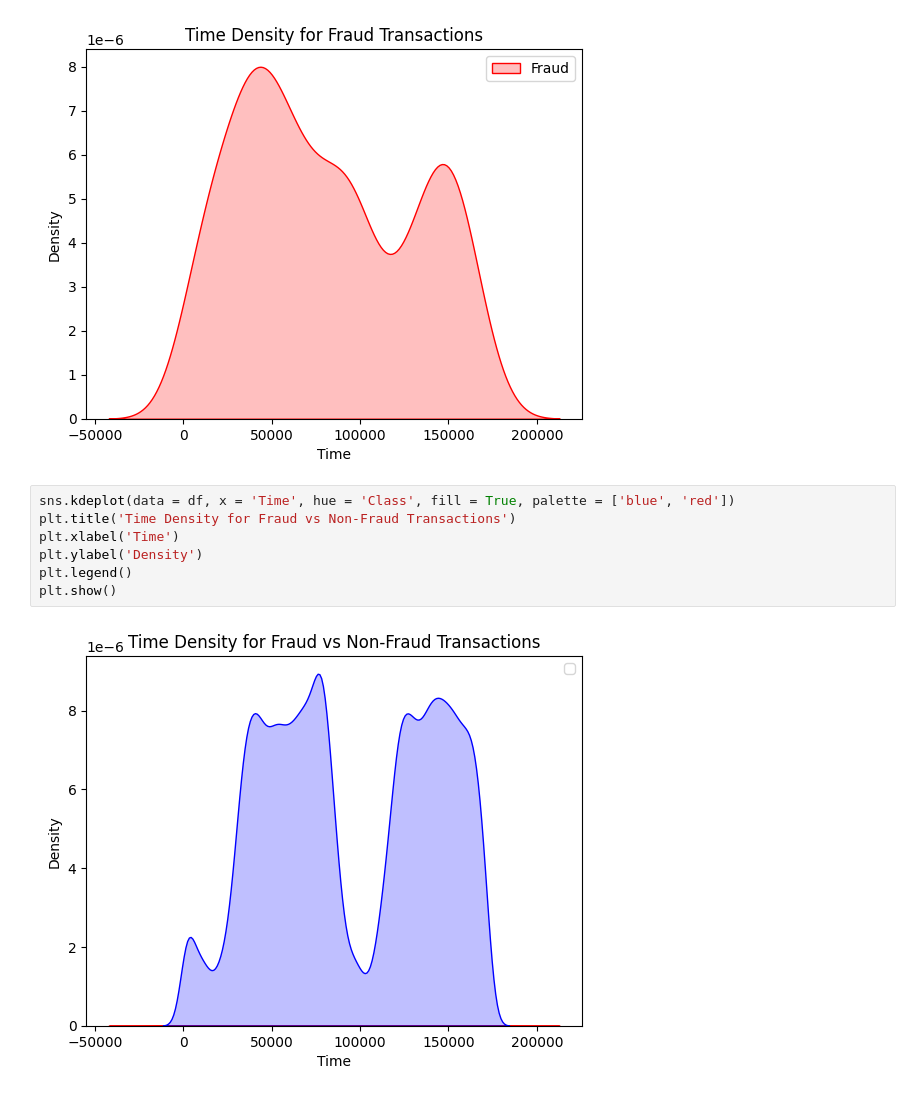
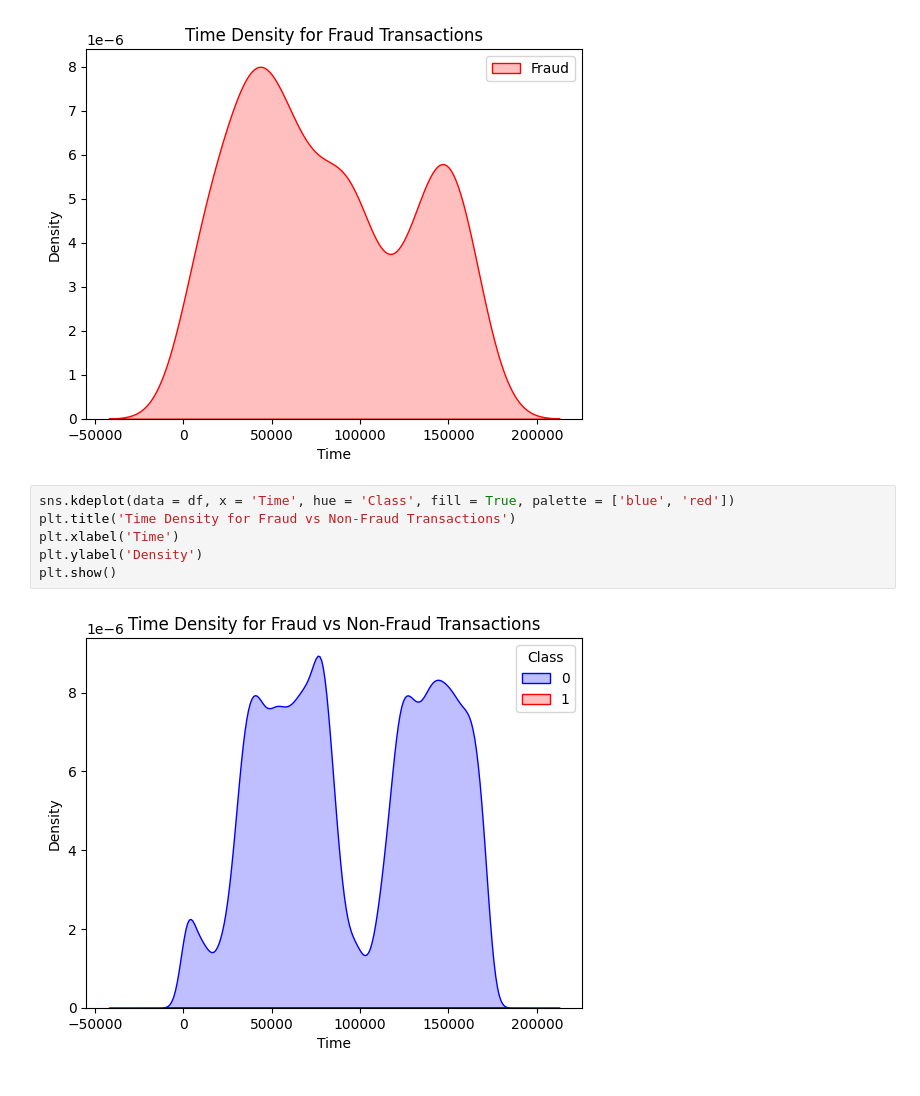
Before and after one commit to ProfessionalSalmon/Fraud_Detection_Logistic_Model, a Jupyter notebook: fraud.ipynb, the cells around one changed output. Drawn from its saved outputs; the diff is of its cells as text.

```diff
--- a/fraud.ipynb
+++ b/fraud.ipynb
@@ -258,9 +318,8 @@ plt.show()
 # %%
 sns.kdeplot(data = df, x = 'Time', hue = 'Class', fill = True, palette = ['blue', 'red'])
 plt.title('Time Density for Fraud vs Non-Fraud Transactions')
 plt.xlabel('Time')
 plt.ylabel('Density')
-plt.legend()
 plt.show()
 # %% [output]
-[figure, old version]
+[figure, new version]
```
Also changed, not shown: parts of 8 cells of this notebook.
